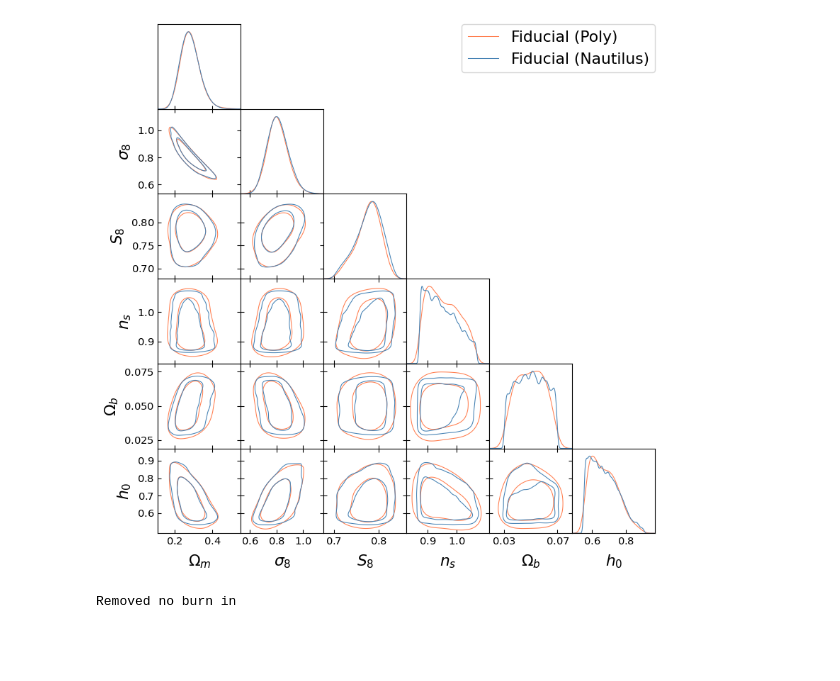
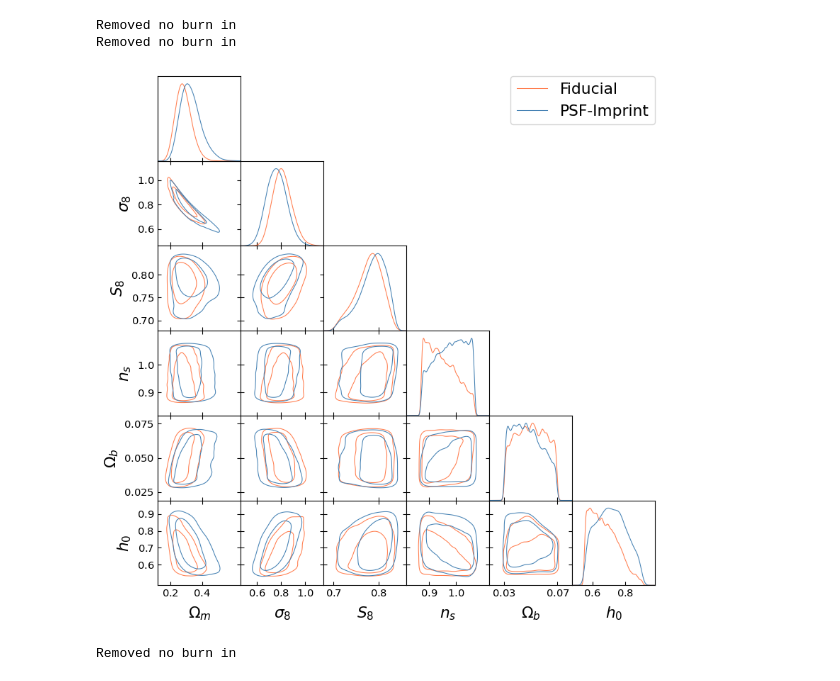
Before and after one commit to ShrihanSolo/cosmolib, a Jupyter notebook: shrihan/cosmosis_plot.ipynb, the cells around one changed output. Drawn from its saved outputs; the diff is of its cells as text; code cells hidden in the pictures; blank space fills up the shorter version.

```diff
--- a/shrihan/cosmosis_plot.ipynb
+++ b/shrihan/cosmosis_plot.ipynb
@@ -13,7 +13,7 @@ from pathlib import Path
 
 g = plots.getSubplotPlotter(width_inch=8)
 # %%
-ss_4b_lcdm = Path.home() / 'weaklens' / 'cosmolib' / 'output' / 'shrihan-des-y3-fidA.txt'
-fiducial_2x2_lcdm_4b = Path.home() / 'weaklens' / 'cosmolib' / 'output' / 'shrihan-des-y3-fidA-nautilus.txt'
-chain_ss_4b_lcdm = np.genfromtxt(ss_4b_lcdm, names=True)
-chain_fiducial_2x2_lcdm_4b = np.genfromtxt(fiducial_2x2_lcdm_4b, names=True)
+fiducial = Path.home() / 'weaklens' / 'cosmolib' / 'output' / 'shrihan-des-y3-fidA-nautilus.txt'
+imprint = Path.home() / 'weaklens' / 'cosmolib' / 'output' / 'shrihan-des-y3-psf4_A.txt'
+fiducial_chains = np.genfromtxt(fiducial, names=True)
+imprint_chains = np.genfromtxt(imprint, names=True)
@@ -60,14 +20,14 @@ chain_fiducial_2x2_lcdm_4b.dtype.names
 # %%
 omm = 0.#,#0.03
 oss = 0.#,#0.03
-uu = chain_ss_4b_lcdm
-ss_4b = MCSamples(samples=np.c_[uu['cosmological_parametersomega_m']+omm,uu['COSMOLOGICAL_PARAMETERSSIGMA_8'],
+uu = fiducial_chains
+fid_samples = MCSamples(samples=np.c_[uu['cosmological_parametersomega_m']+omm,uu['COSMOLOGICAL_PARAMETERSSIGMA_8'],
                                (uu['COSMOLOGICAL_PARAMETERSSIGMA_8'])*np.sqrt((uu['cosmological_parametersomega_m'])/0.3)+oss,
                                 uu['cosmological_parametersn_s'], uu['cosmological_parametersomega_b'], uu['cosmological_parametersh0']],
-                                weights=(uu['weight']), names = ['Om','sigma8','s8','ns', 'Ob', 'h0'], labels = ['\Omega_{m}','\sigma_8','S_8','n_s', '\Omega_b', 'h_0'])
+                                weights=np.exp(uu['log_weight']), names = ['Om','sigma8','s8','ns', 'Ob', 'h0'], labels = ['\Omega_{m}','\sigma_8','S_8','n_s', '\Omega_b', 'h_0'])
 
-uu = chain_fiducial_2x2_lcdm_4b
-fid_4b = MCSamples(samples=np.c_[uu['cosmological_parametersomega_m']+omm,uu['COSMOLOGICAL_PARAMETERSSIGMA_8'],
+uu = imprint_chains
+imprint_samples = MCSamples(samples=np.c_[uu['cosmological_parametersomega_m']+omm,uu['COSMOLOGICAL_PARAMETERSSIGMA_8'],
                                 (uu['COSMOLOGICAL_PARAMETERSSIGMA_8'])*np.sqrt((uu['cosmological_parametersomega_m'])/0.3)+oss,
                                  uu['cosmological_parametersn_s'], uu['cosmological_parametersomega_b'], uu['cosmological_parametersh0']],
                                  weights=np.exp(uu['log_weight']), names = ['Om','sigma8','s8','ns', 'Ob', 'h0'], labels = ['\Omega_{m}','\sigma_8','S_8','n_s','\Omega_b', 'h_0'])
@@ -78,9 +38,9 @@ g.settings.axes_fontsize =15
 g.settings.legend_fontsize = 20
 g.settings.linewidth = 2
 
-g.triangle_plot([ss_4b, fid_4b], ['Om', 'sigma8', 's8', 'ns', 'Ob', 'h0'], filled=[False,False,True, True],
+g.triangle_plot([fid_samples, imprint_samples], ['Om', 'sigma8', 's8', 'ns', 'Ob', 'h0'], filled=[False,False,True, True],
                 colors=['coral','steelblue'], alphas=[1,1, 0.6],
-                legend_labels=['Fiducial (Poly)', 'Fiducial (Nautilus)'],  legend_loc='upper right',fontsize=20,
+                legend_labels=['Fiducial', 'PSF-Imprint'],  legend_loc='upper right',fontsize=20,
                 contour_colors=['coral','steelblue'],
                 ls = ['-','-','-','-'], contour_ls = ['-','-','-','-'])
 # %% [output]
@@ -89,4 +48,6 @@ Removed no burn in
+Removed no burn in
+Removed no burn in
-[figure, old version]
+[figure, new version]
 # %%
 g.add_text('LCDM 2x2pt 4 bins\nFiducial', fontsize = 20, y = 1.5)
 # plt.draw()
```
Also changed, not shown: parts of 3 cells of this notebook, 1 other file.
